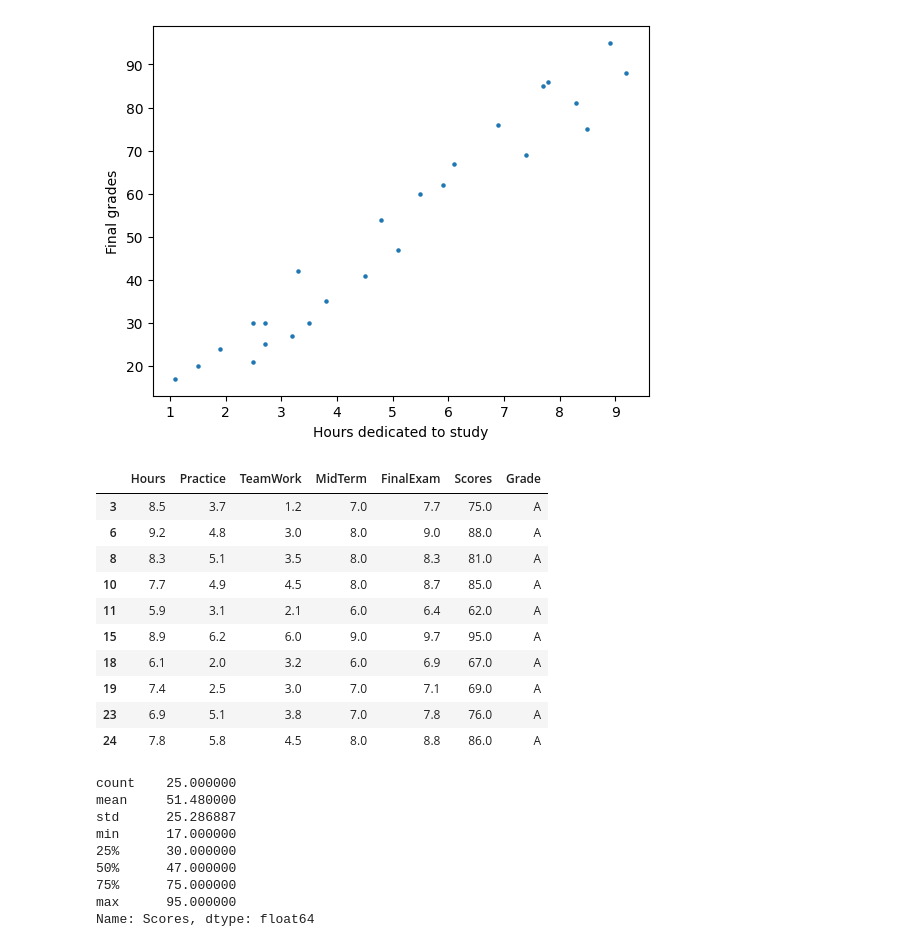
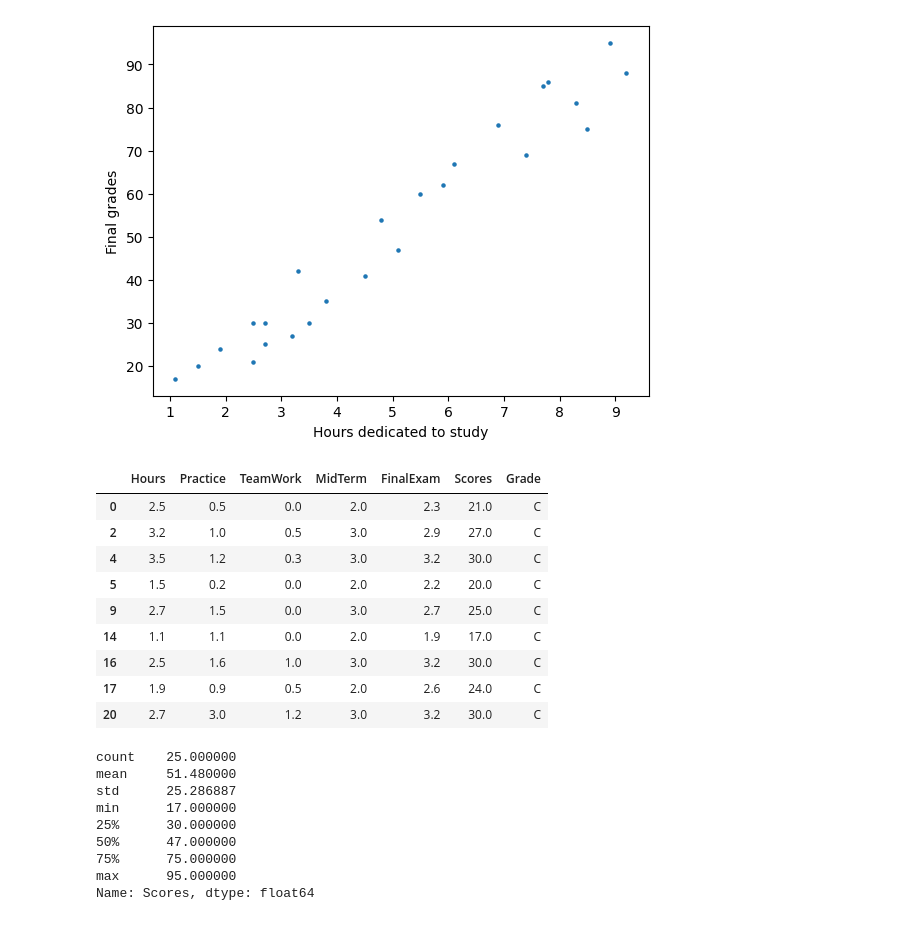
Before and after one commit to Sebastian42-5/python-2, a Jupyter notebook: week 3/regression.ipynb, the cells around one changed output. Saved outputs shown, nothing was run; the diff lists cells and outputs as text; code cells hidden in the pictures.

```diff
--- a/week 3/regression.ipynb
+++ b/week 3/regression.ipynb
@@ -48,20 +48,23 @@ plt.ylabel('Final grades')
 plt.show()
 # %% [output]
 [figure]
-# %%
-grades_df[grades_df['Grade'].str.contains('A')]
-# %% [output]
-|  | Hours | Practice | TeamWork | MidTerm | FinalExam | Scores | Grade |
-| 3 | 8.5 | 3.7 | 1.2 | 7.0 | 7.7 | 75.0 | A |
-| 6 | 9.2 | 4.8 | 3.0 | 8.0 | 9.0 | 88.0 | A |
-| 8 | 8.3 | 5.1 | 3.5 | 8.0 | 8.3 | 81.0 | A |
-| 10 | 7.7 | 4.9 | 4.5 | 8.0 | 8.7 | 85.0 | A |
-| 11 | 5.9 | 3.1 | 2.1 | 6.0 | 6.4 | 62.0 | A |
-| 15 | 8.9 | 6.2 | 6.0 | 9.0 | 9.7 | 95.0 | A |
-| 18 | 6.1 | 2.0 | 3.2 | 6.0 | 6.9 | 67.0 | A |
-| 19 | 7.4 | 2.5 | 3.0 | 7.0 | 7.1 | 69.0 | A |
-| 23 | 6.9 | 5.1 | 3.8 | 7.0 | 7.8 | 76.0 | A |
-| 24 | 7.8 | 5.8 | 4.5 | 8.0 | 8.8 | 86.0 | A |
+# %%
+a_students_df = grades_df[grades_df['Grade'].str.contains('A')]
+b_students_df = grades_df[grades_df['Grade'].str.contains('B')]
+c_students_df = grades_df[grades_df['Grade'].str.contains('C')]
+
+c_students_df
+# %% [output]
+|  | Hours | Practice | TeamWork | MidTerm | FinalExam | Scores | Grade |
+| 0 | 2.5 | 0.5 | 0.0 | 2.0 | 2.3 | 21.0 | C |
+| 2 | 3.2 | 1.0 | 0.5 | 3.0 | 2.9 | 27.0 | C |
+| 4 | 3.5 | 1.2 | 0.3 | 3.0 | 3.2 | 30.0 | C |
+| 5 | 1.5 | 0.2 | 0.0 | 2.0 | 2.2 | 20.0 | C |
+| 9 | 2.7 | 1.5 | 0.0 | 3.0 | 2.7 | 25.0 | C |
+| 14 | 1.1 | 1.1 | 0.0 | 2.0 | 1.9 | 17.0 | C |
+| 16 | 2.5 | 1.6 | 1.0 | 3.0 | 3.2 | 30.0 | C |
+| 17 | 1.9 | 0.9 | 0.5 | 2.0 | 2.6 | 24.0 | C |
+| 20 | 2.7 | 3.0 | 1.2 | 3.0 | 3.2 | 30.0 | C |
 # %%
 grades_df['Scores'].min()
 grades_df['Scores'].max()
```
Also changed, not shown: parts of 3 cells of this notebook.
